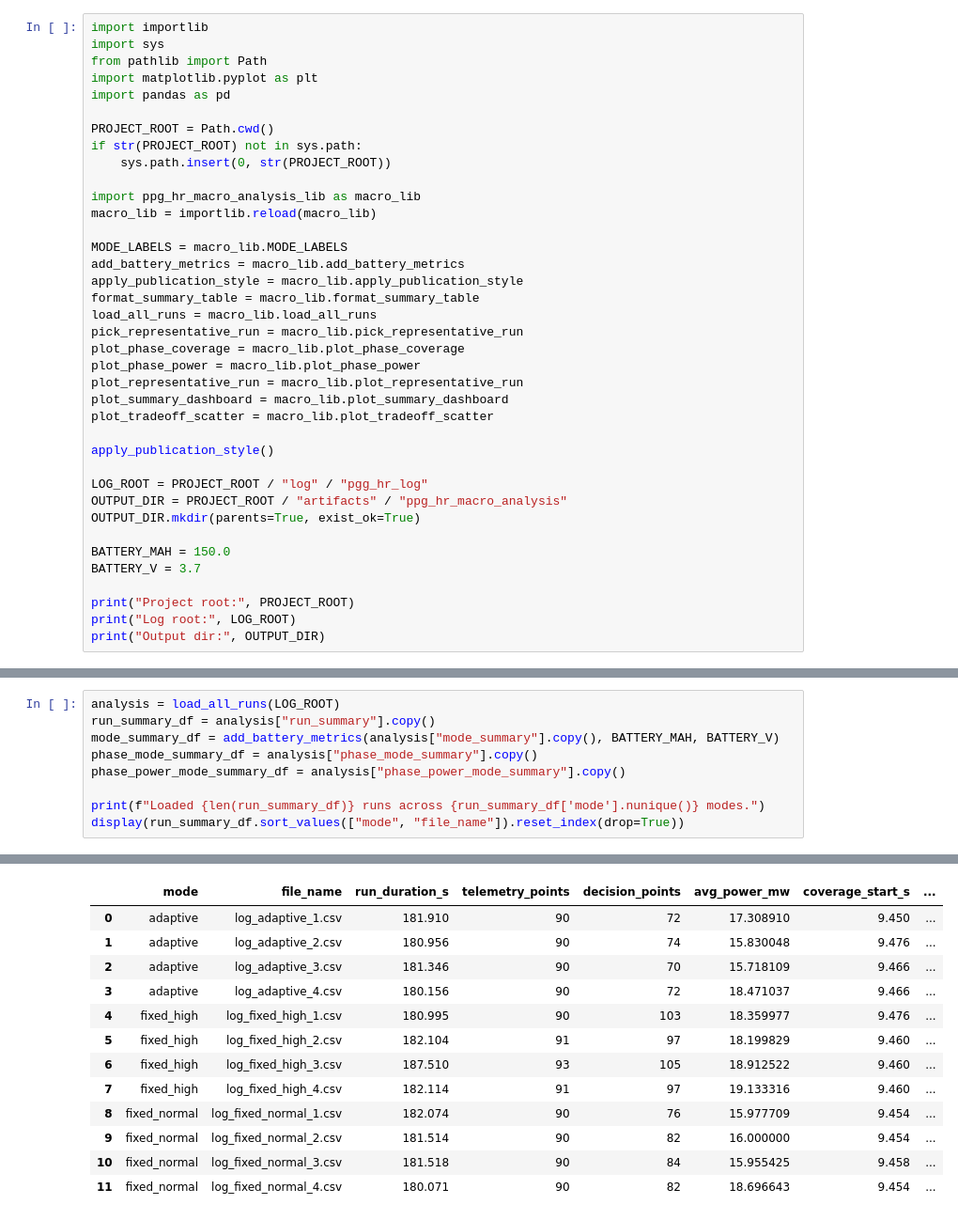
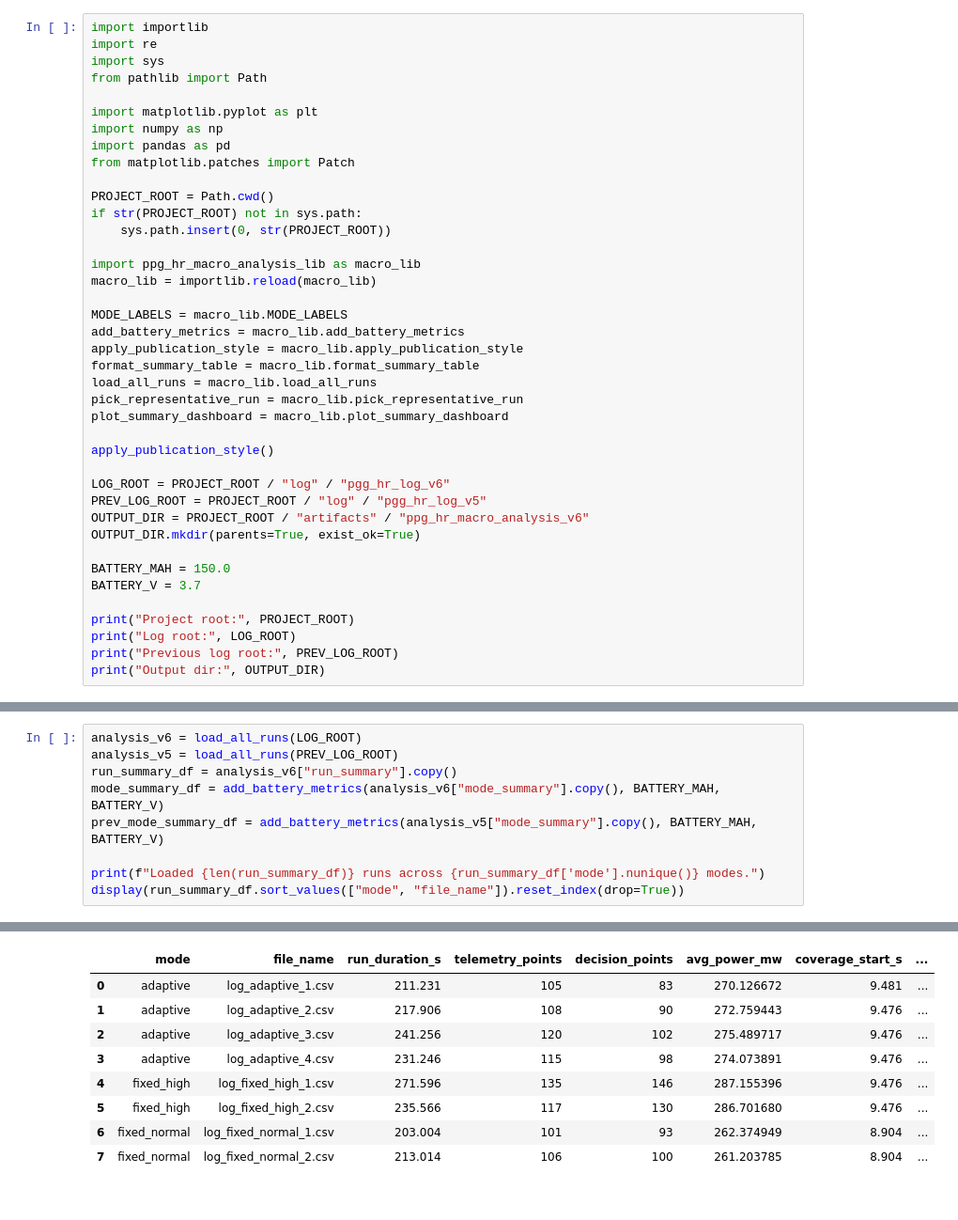
Before and after one commit to son26704/kaggle-ml-basics, a Jupyter notebook: ppg_hr_macro_analysis.ipynb, the cells around one changed output, grey strips where cells are left out. Shown at 94% size. Saved outputs shown, nothing was run; the diff lists cells and outputs as text.

```diff
--- a/ppg_hr_macro_analysis.ipynb
+++ b/ppg_hr_macro_analysis.ipynb
@@ -18,9 +21,13 @@ Ghi chú phương pháp:
 # %%
 import importlib
+import re
 import sys
 from pathlib import Path
+
 import matplotlib.pyplot as plt
+import numpy as np
 import pandas as pd
+from matplotlib.patches import Patch
 
 PROJECT_ROOT = Path.cwd()
 if str(PROJECT_ROOT) not in sys.path:
@@ -35,16 +42,13 @@ apply_publication_style = macro_lib.apply_publication_style
 format_summary_table = macro_lib.format_summary_table
 load_all_runs = macro_lib.load_all_runs
 pick_representative_run = macro_lib.pick_representative_run
-plot_phase_coverage = macro_lib.plot_phase_coverage
-plot_phase_power = macro_lib.plot_phase_power
-plot_representative_run = macro_lib.plot_representative_run
 plot_summary_dashboard = macro_lib.plot_summary_dashboard
-plot_tradeoff_scatter = macro_lib.plot_tradeoff_scatter
 
 apply_publication_style()
 
-LOG_ROOT = PROJECT_ROOT / "log" / "pgg_hr_log"
-OUTPUT_DIR = PROJECT_ROOT / "artifacts" / "ppg_hr_macro_analysis"
+LOG_ROOT = PROJECT_ROOT / "log" / "pgg_hr_log_v6"
+PREV_LOG_ROOT = PROJECT_ROOT / "log" / "pgg_hr_log_v5"
+OUTPUT_DIR = PROJECT_ROOT / "artifacts" / "ppg_hr_macro_analysis_v6"
 OUTPUT_DIR.mkdir(parents=True, exist_ok=True)
 
 BATTERY_MAH = 150.0
@@ -52,5 +56,6 @@ BATTERY_V = 3.7
 
 print("Project root:", PROJECT_ROOT)
 print("Log root:", LOG_ROOT)
+print("Previous log root:", PREV_LOG_ROOT)
 print("Output dir:", OUTPUT_DIR)
 # %% [output]
@@ -60,9 +66,9 @@ Output dir: c:\ml\kaggle-ml-basics\artifacts\ppg_hr_macro_analysis
 # %%
-analysis = load_all_runs(LOG_ROOT)
-run_summary_df = analysis["run_summary"].copy()
-mode_summary_df = add_battery_metrics(analysis["mode_summary"].copy(), BATTERY_MAH, BATTERY_V)
-phase_mode_summary_df = analysis["phase_mode_summary"].copy()
-phase_power_mode_summary_df = analysis["phase_power_mode_summary"].copy()
+analysis_v6 = load_all_runs(LOG_ROOT)
+analysis_v5 = load_all_runs(PREV_LOG_ROOT)
+run_summary_df = analysis_v6["run_summary"].copy()
+mode_summary_df = add_battery_metrics(analysis_v6["mode_summary"].copy(), BATTERY_MAH, BATTERY_V)
+prev_mode_summary_df = add_battery_metrics(analysis_v5["mode_summary"].copy(), BATTERY_MAH, BATTERY_V)
 
 print(f"Loaded {len(run_summary_df)} runs across {run_summary_df['mode'].nunique()} modes.")
 display(run_summary_df.sort_values(["mode", "file_name"]).reset_index(drop=True))
@@ -71,16 +77,12 @@ Loaded 12 runs across 3 modes.
 |  | mode | file_name | run_duration_s | telemetry_points | decision_points | avg_power_mw | coverage_start_s | ... |
-| 0 | adaptive | log_adaptive_1.csv | 181.910 | 90 | 72 | 17.308910 | 9.450 | ... |
-| 1 | adaptive | log_adaptive_2.csv | 180.956 | 90 | 74 | 15.830048 | 9.476 | ... |
-| 2 | adaptive | log_adaptive_3.csv | 181.346 | 90 | 70 | 15.718109 | 9.466 | ... |
-| 3 | adaptive | log_adaptive_4.csv | 180.156 | 90 | 72 | 18.471037 | 9.466 | ... |
-| 4 | fixed_high | log_fixed_high_1.csv | 180.995 | 90 | 103 | 18.359977 | 9.476 | ... |
-| 5 | fixed_high | log_fixed_high_2.csv | 182.104 | 91 | 97 | 18.199829 | 9.460 | ... |
-| 6 | fixed_high | log_fixed_high_3.csv | 187.510 | 93 | 105 | 18.912522 | 9.460 | ... |
-| 7 | fixed_high | log_fixed_high_4.csv | 182.114 | 91 | 97 | 19.133316 | 9.460 | ... |
-| 8 | fixed_normal | log_fixed_normal_1.csv | 182.074 | 90 | 76 | 15.977709 | 9.454 | ... |
-| 9 | fixed_normal | log_fixed_normal_2.csv | 181.514 | 90 | 82 | 16.000000 | 9.454 | ... |
-| 10 | fixed_normal | log_fixed_normal_3.csv | 181.518 | 90 | 84 | 15.955425 | 9.458 | ... |
-| 11 | fixed_normal | log_fixed_normal_4.csv | 180.071 | 90 | 82 | 18.696643 | 9.454 | ... |
+| 0 | adaptive | log_adaptive_1.csv | 211.231 | 105 | 83 | 270.126672 | 9.481 | ... |
+| 1 | adaptive | log_adaptive_2.csv | 217.906 | 108 | 90 | 272.759443 | 9.476 | ... |
+| 2 | adaptive | log_adaptive_3.csv | 241.256 | 120 | 102 | 275.489717 | 9.476 | ... |
+| 3 | adaptive | log_adaptive_4.csv | 231.246 | 115 | 98 | 274.073891 | 9.476 | ... |
+| 4 | fixed_high | log_fixed_high_1.csv | 271.596 | 135 | 146 | 287.155396 | 9.476 | ... |
+| 5 | fixed_high | log_fixed_high_2.csv | 235.566 | 117 | 130 | 286.701680 | 9.476 | ... |
+| 6 | fixed_normal | log_fixed_normal_1.csv | 203.004 | 101 | 93 | 262.374949 | 8.904 | ... |
+| 7 | fixed_normal | log_fixed_normal_2.csv | 213.014 | 106 | 100 | 261.203785 | 8.904 | ... |
 # %%
 thesis_summary_df = format_summary_table(mode_summary_df)
 display(thesis_summary_df.round(2))
```
Also changed, not shown: parts of 28 cells of this notebook, 3 other files.
